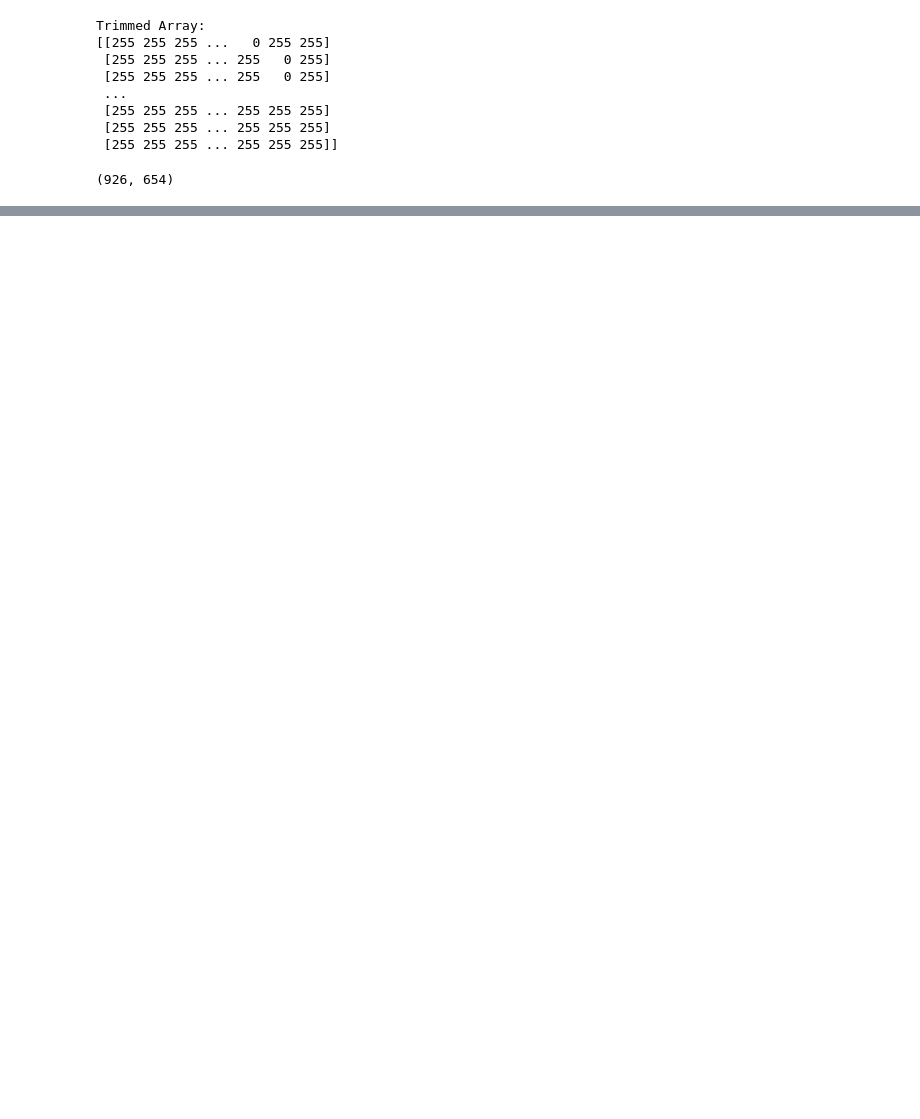
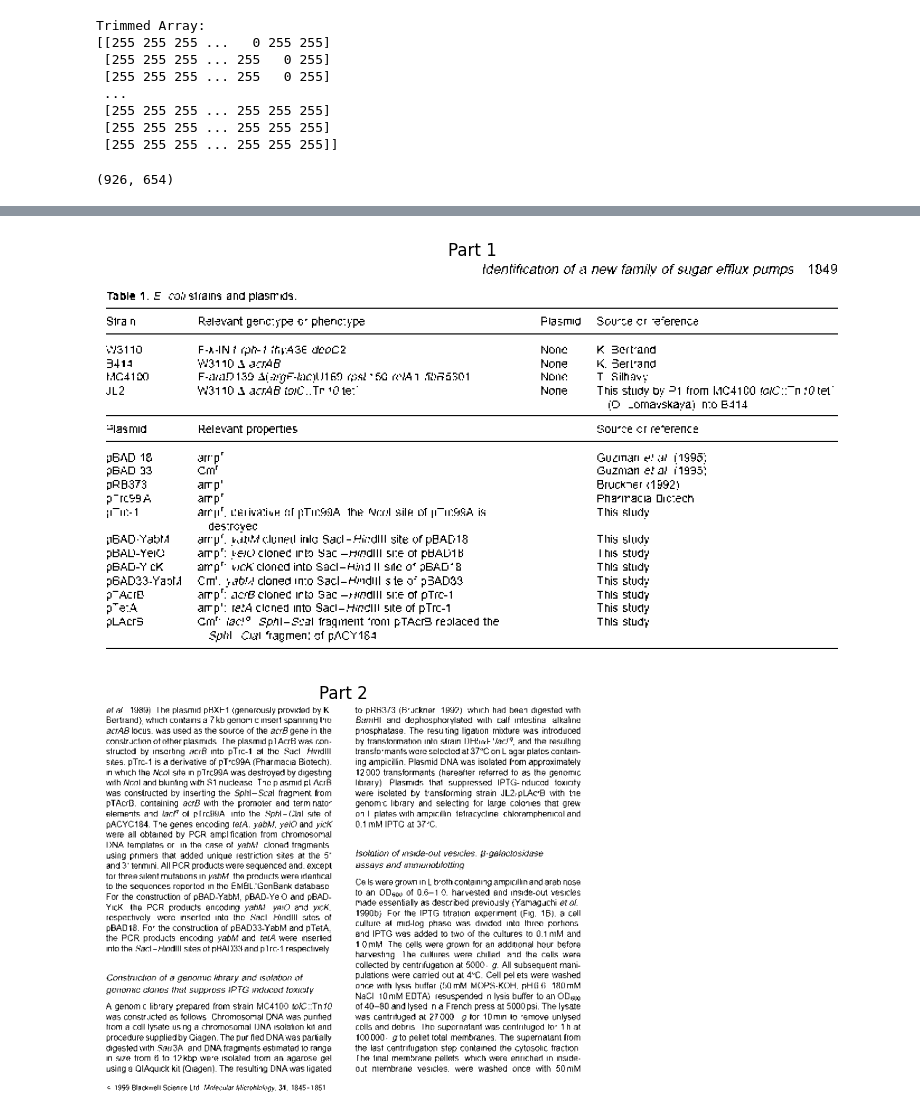
Before and after one commit to sushprova/Figure-Extraction, a Jupyter notebook: Line_gap.ipynb, the cells around one changed output, grey strips where cells are left out. Cells and saved outputs as stored; diff of their text form; code cells hidden in the pictures; blank space fills up the shorter version.

```diff
--- a/Line_gap.ipynb
+++ b/Line_gap.ipynb
@@ -149,7 +145,7 @@ def identify_line_gaps(row_sums, white_row_sum):
 
     return average_line_gap, white_space_lengths
 
-def find_significant_gaps(row_sums, white_row_sum, average_line_gap, gap_multiplier=1.5):
+def find_significant_gaps(row_sums, white_row_sum, average_line_gap, gap_multiplier=3.7):
     significant_gaps = []
     current_length = 0
     significant_threshold = average_line_gap * gap_multiplier
@@ -210,0 +207,14 @@ display_image_parts(marginless_array, parts)
+# %%
+def display_image_parts_separately(image, parts):
+    for i, (start, end) in enumerate(parts):
+        part = image[start:end, 0:image.shape[1]]
+        plt.figure(figsize=(10, 5))
+        plt.imshow(part, cmap='gray')
+        plt.axis('off')
+        plt.title(f'Part {i + 1}')
+        plt.show()
+
+display_image_parts_separately(marginless_array, parts)
+# %% [output]
+[figure, added]
+[figure, added]
```
Also changed, not shown: parts of 7 cells of this notebook.
